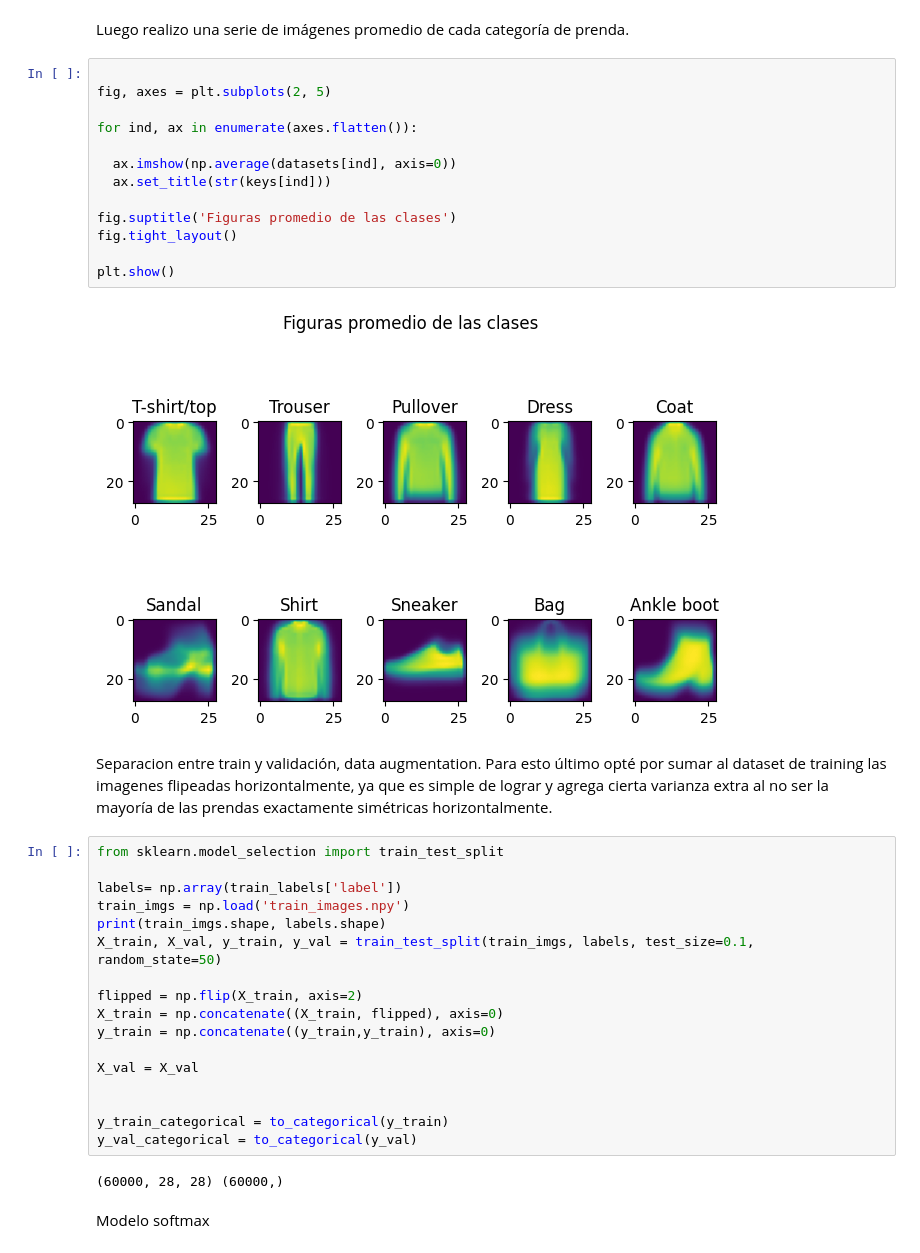
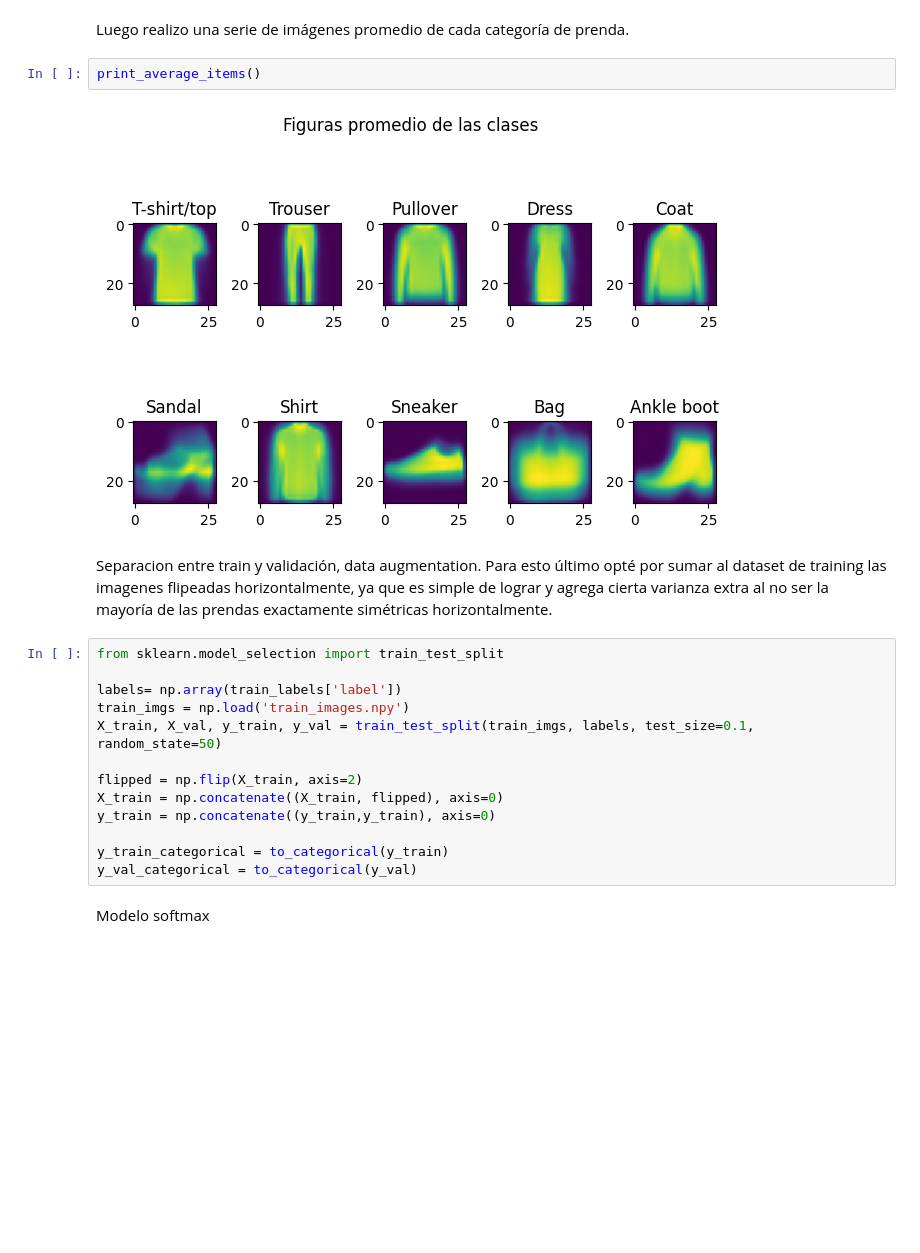
Before and after one commit to JBatRey/RedesNeuronales, a Jupyter notebook: TP1.ipynb, the cells around one changed output. Drawn from its saved outputs; the diff is of its cells as text; blank space fills up the shorter version.

```diff
--- a/TP1.ipynb
+++ b/TP1.ipynb
@@ -88,20 +33,9 @@ plt.show()
 # %% [markdown]
 Luego realizo una serie de imágenes promedio de cada categoría de prenda.
-# %%
-
-fig, axes = plt.subplots(2, 5)
-
-for ind, ax in enumerate(axes.flatten()):
-
-  ax.imshow(np.average(datasets[ind], axis=0))
-  ax.set_title(str(keys[ind]))
-
-fig.suptitle('Figuras promedio de las clases')
-fig.tight_layout()
-
-plt.show()
-# %% [output]
-[figure, removed]
+# %%
+print_average_items()
+# %% [output]
+[figure, added]
 # %% [markdown]
 Separacion entre train y validación, data augmentation. Para esto último opté por sumar al dataset de training las imagenes flipeadas horizontalmente, ya que es simple de lograr y agrega cierta varianza extra al no ser la mayoría de las prendas exactamente simétricas horizontalmente.
 # %%
@@ -109,19 +43,13 @@ from sklearn.model_selection import train_test_split
 
 labels= np.array(train_labels['label'])
 train_imgs = np.load('train_images.npy')
-print(train_imgs.shape, labels.shape)
 X_train, X_val, y_train, y_val = train_test_split(train_imgs, labels, test_size=0.1, random_state=50)
 
 flipped = np.flip(X_train, axis=2)
 X_train = np.concatenate((X_train, flipped), axis=0)
 y_train = np.concatenate((y_train,y_train), axis=0)
 
-X_val = X_val
-
-
 y_train_categorical = to_categorical(y_train)
 y_val_categorical = to_categorical(y_val)
-# %% [output]
-(60000, 28, 28) (60000,)
 # %% [markdown]
 Modelo softmax
```
Also changed, not shown: parts of 26 cells of this notebook, 1 other file.
